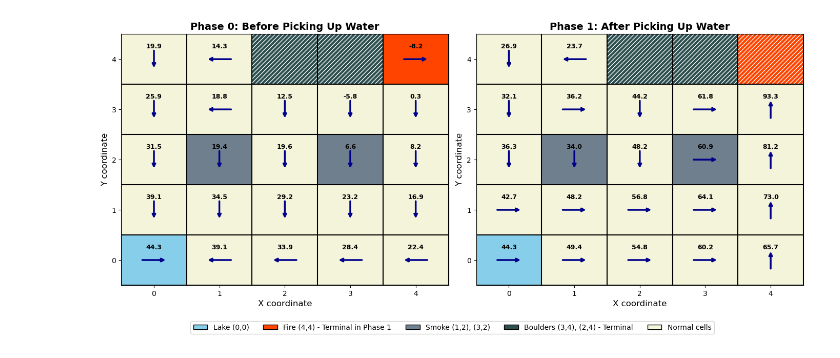
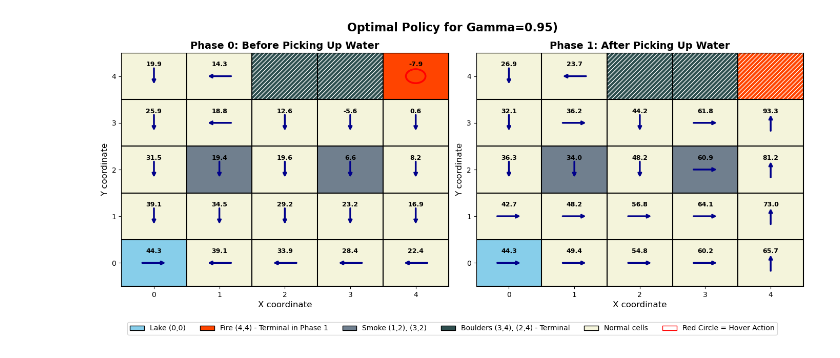
Before and after one commit to polka-rat/RL-Assignments, a Jupyter notebook: PA1/q1/gridworld.ipynb, the cells around one changed output. Cells and saved outputs as stored; diff of their text form; code cells hidden in the pictures.

Commit message:
Hovering logic

```diff
--- a/PA1/q1/gridworld.ipynb
+++ b/PA1/q1/gridworld.ipynb
@@ -60,6 +60,11 @@ def possible_states(state,dirc):
 LOWER_BOUND=-1000
 def value_func( state, gamma, gridWorld):
     value=LOWER_BOUND
+
+    # Consider hover action (stay in place with 100% probability)
+    hover_val = reward(state) + gamma * gridWorld[state[0], state[1], state[2]]
+    value = max(value, hover_val)
+
     if tuple(state[1:3]) in smoke:
         for dirc in ['N','S','E','W']:
             temp_val=0
@@ -193,24 +147,35 @@ def get_optimal_action(state, gamma, gridWorld):
     best_action = None
     best_value = -float('inf')
 
-    directions = ['N', 'S', 'E', 'W']
+    directions = ['N', 'S', 'E', 'W', 'H']  # Added 'H' for hover action
 
     for dirc in directions:
         temp_val = 0
-        p_states = possible_states(state, dirc)
 
-        # Check if state is in smoke (different probabilities)
-        if tuple(state[1:3]) in smoke:
-            temp_val += 0.4 * (reward(p_states[0]) + gamma * gridWorld[p_states[0][0], p_states[0][1], p_states[0][2]])
-            temp_val += 0.4 * (reward(p_states[3]) + gamma * gridWorld[p_states[3][0], p_states[3][1], p_states[3][2]])
-            for i in range(1, 3):
-                p_state = p_states[i]
-                temp_val += 0.1 * (reward(p_state) + gamma * gridWorld[p_state[0], p_state[1], p_state[2]])
+        if dirc == 'H':
+            # Hover action: stay in place with 100% probability
+            temp_val = reward(state) + gamma * gridWorld[state[0], state[1], state[2]]
         else:
-            temp_val += 0.7 * (reward(p_states[0]) + gamma * gridWorld[p_states[0][0], p_states[0][1], p_states[0][2]])
-            for i in range(1, 4):
-                p_state = p_states[i]
-                temp_val += 0.1 * (reward(p_state) + gamma * gridWorld[p_state[0], p_state[1], p_state[2]])
+            p_states = possible_states(state, dirc)
+
+            # Skip this action if the intended direction results in staying in place (boundary)
+            # This means the action is effectively hovering due to boundaries
+            intended_state = tuple(p_states[0]) if isinstance(p_states[0], list) else p_states[0]
+            if intended_state == tuple(state):
+                continue
+
+            # Check if state is in smoke (different probabilities)
+            if tuple(state[1:3]) in smoke:
+                temp_val += 0.4 * (reward(p_states[0]) + gamma * gridWorld[p_states[0][0], p_states[0][1], p_states[0][2]])
+                temp_val += 0.4 * (reward(p_states[3]) + gamma * gridWorld[p_states[3][0], p_states[3][1], p_states[3][2]])
+                for i in range(1, 3):
+                    p_state = p_states[i]
+                    temp_val += 0.1 * (reward(p_state) + gamma * gridWorld[p_state[0], p_state[1], p_state[2]])
+            else:
+                temp_val += 0.7 * (reward(p_states[0]) + gamma * gridWorld[p_states[0][0], p_states[0][1], p_states[0][2]])
+                for i in range(1, 4):
+                    p_state = p_states[i]
+                    temp_val += 0.1 * (reward(p_state) + gamma * gridWorld[p_state[0], p_state[1], p_state[2]])
 
         if temp_val > best_value:
             best_value = temp_val
@@ -304,9 +269,13 @@ def visualize_mdp(gridWorld, gamma=0.95):
                     arrow_length = 0.2
                     arrow_props = dict(arrowstyle='->', lw=2.5, color='darkblue')
 
-                    # Draw arrow based on optimal action
+                    # Draw arrow or circle based on optimal action
                     # N decreases j (down), S increases j (up), E increases i (right), W decreases i (left)
-                    if optimal_action == 'N':
+                    if optimal_action == 'H':
+                        # Draw a circle for hover/stay action
+                        circle = plt.Circle((i + 0.5, j + 0.5), 0.15, color='red', fill=False, linewidth=2.5)
+                        ax.add_patch(circle)
+                    elif optimal_action == 'N':
                         ax.annotate('', xy=(i + 0.5, j + 0.5 - arrow_length),
                                    xytext=(i + 0.5, j + 0.5 + arrow_length),
                                    arrowprops=arrow_props)
@@ -329,37 +298,42 @@ def visualize_mdp(gridWorld, gamma=0.95):
         ax.set_xticks(np.arange(0.5, 5.5, 1))
         ax.set_yticks(np.arange(0.5, 5.5, 1))
         ax.set_xticklabels(range(5))
         ax.set_yticklabels(range(5))
         ax.set_xlabel('X coordinate', fontsize=12)
         ax.set_ylabel('Y coordinate', fontsize=12)
 
         if phase == 0:
             ax.set_title('Phase 0: Before Picking Up Water', fontsize=14, fontweight='bold')
         else:
             ax.set_title('Phase 1: After Picking Up Water', fontsize=14, fontweight='bold')
 
         ax.grid(False)
 
     # Create legend
     legend_elements = [
         mpatches.Patch(facecolor='#87CEEB', edgecolor='black', label='Lake (0,0)'),
         mpatches.Patch(facecolor='#FF4500', edgecolor='black', label='Fire (4,4) - Terminal in Phase 1'),
         mpatches.Patch(facecolor='#708090', edgecolor='black', label='Smoke (1,2), (3,2)'),
         mpatches.Patch(facecolor='#2F4F4F', edgecolor='black', label='Boulders (3,4), (2,4) - Terminal'),
-        mpatches.Patch(facecolor='#F5F5DC', edgecolor='black', label='Normal cells')
+        mpatches.Patch(facecolor='#F5F5DC', edgecolor='black', label='Normal cells'),
+        mpatches.Patch(facecolor='none', edgecolor='red', label='Red Circle = Hover Action')
     ]
 
-    fig.legend(handles=legend_elements, loc='lower center', ncol=5,
+    fig.legend(handles=legend_elements, loc='lower center', ncol=6,
               bbox_to_anchor=(0.5, -0.05), fontsize=10, frameon=True)
 
+    # Add overall title
+    fig.suptitle(f'Optimal Policy for Gamma={gamma})',
+                 fontsize=16, fontweight='bold', y=0.98)
+
     plt.tight_layout()
-    plt.subplots_adjust(bottom=0.12)
+    plt.subplots_adjust(bottom=0.12, top=0.88)
     plt.show()
 
 # Visualize the MDP
 visualize_mdp(gridWorld, gamma=0.95)
 # %% [output]
-[figure, old version]
+[figure, new version]
 # %%
 gridWorld_alt_Gamma=policy_iteration(0.3, 0.01)
 visualize_mdp(gridWorld_alt_Gamma, gamma=0.3)
```
Also changed, not shown: parts of 4 cells of this notebook, 1 other file.
